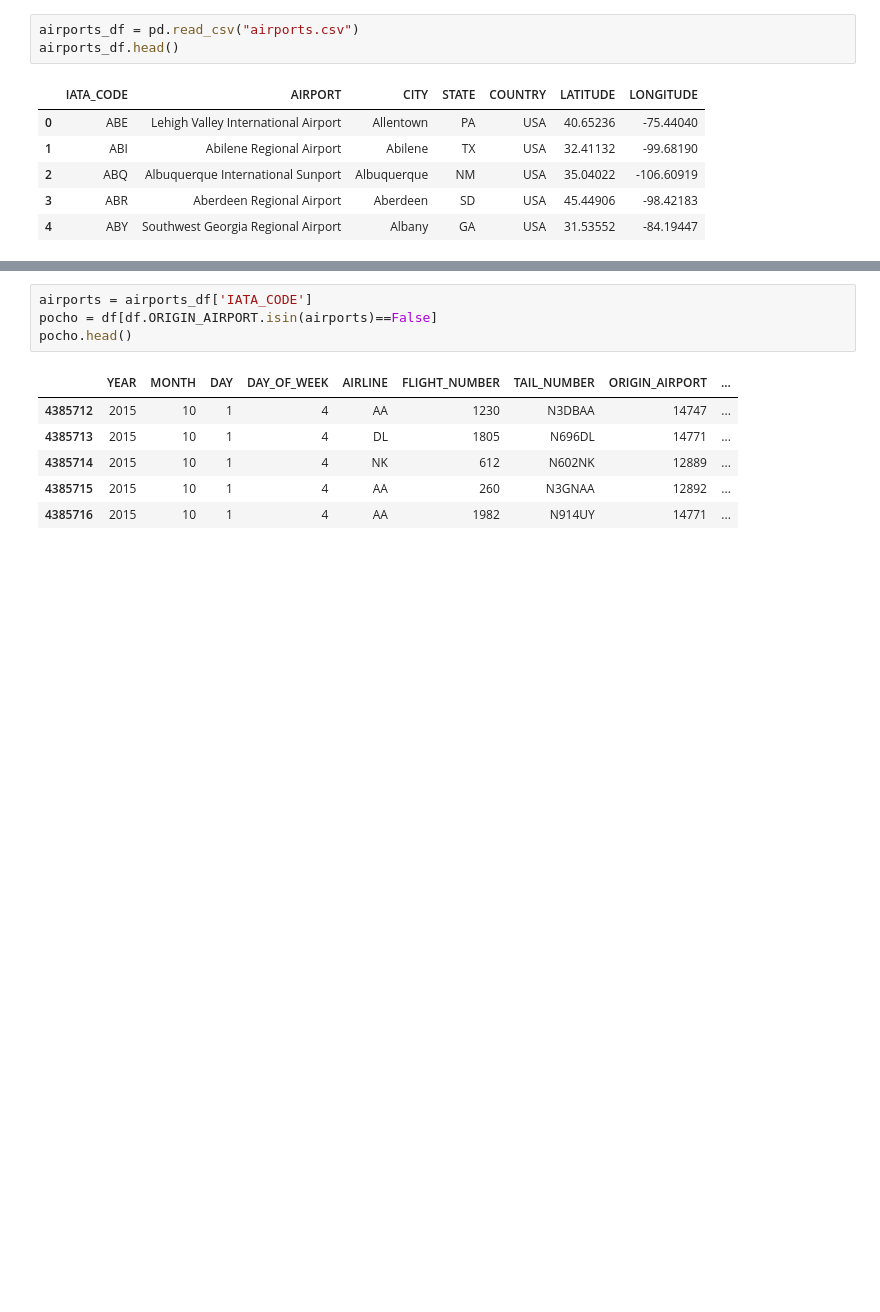
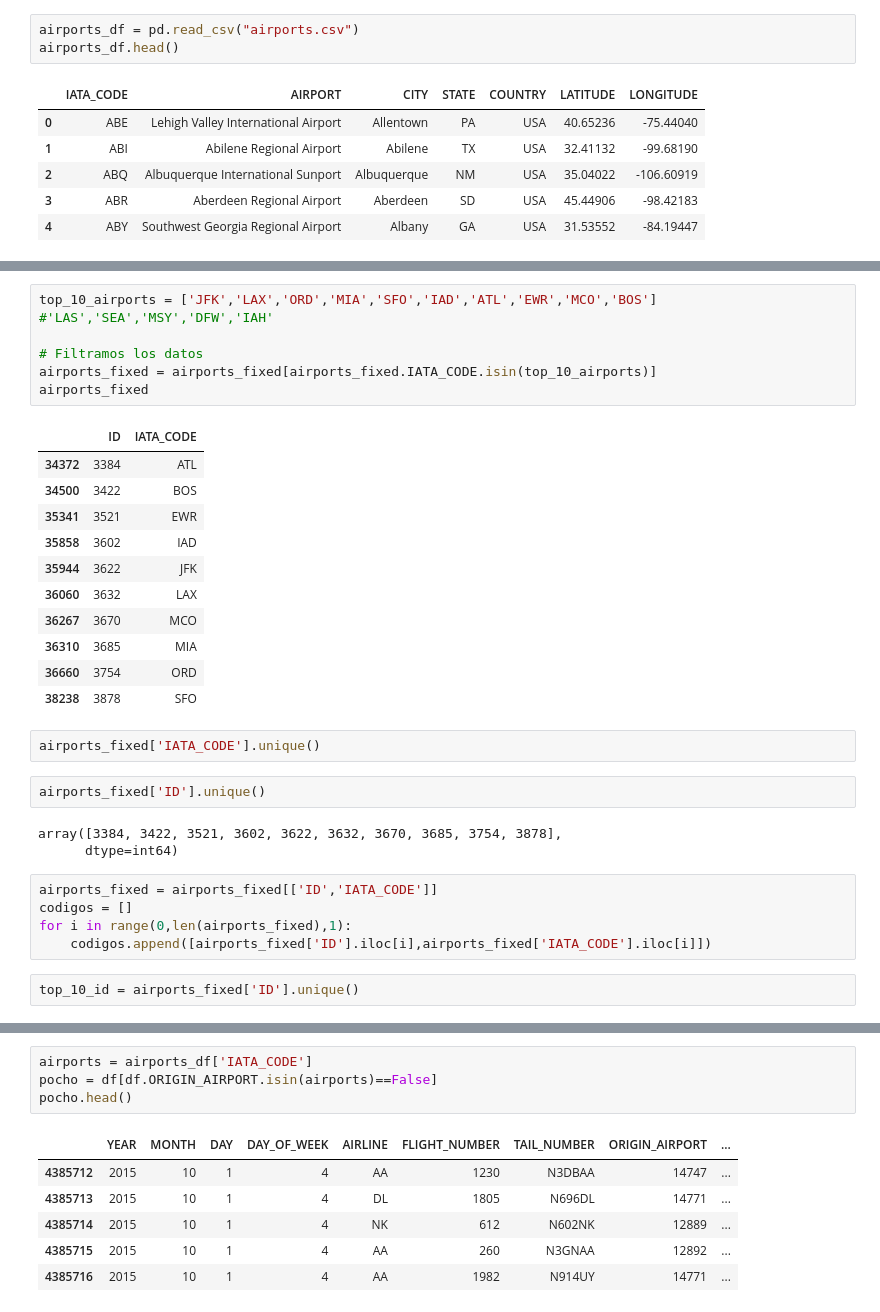
Before and after one commit to inesgfortis/Aircraft_Delays_Analysis, a Jupyter notebook: Pruebas Procesado.ipynb, the cells around one changed output, grey strips where cells are left out. Drawn from its saved outputs; the diff is of its cells as text; blank space fills up the shorter version.

```diff
--- a/Pruebas Procesado.ipynb
+++ b/Pruebas Procesado.ipynb
@@ -34,0 +51,32 @@ airports_df.head()
+# %%
+top_10_airports = ['JFK','LAX','ORD','MIA','SFO','IAD','ATL','EWR','MCO','BOS'] #'LAS','SEA','MSY','DFW','IAH'
+
+# Filtramos los datos
+airports_fixed = airports_fixed[airports_fixed.IATA_CODE.isin(top_10_airports)]
+airports_fixed
+# %% [output]
+|  | ID | IATA_CODE |
+| 34372 | 3384 | ATL |
+| 34500 | 3422 | BOS |
+| 35341 | 3521 | EWR |
+| 35858 | 3602 | IAD |
+| 35944 | 3622 | JFK |
+| 36060 | 3632 | LAX |
+| 36267 | 3670 | MCO |
+| 36310 | 3685 | MIA |
+| 36660 | 3754 | ORD |
+| 38238 | 3878 | SFO |
+# %%
+airports_fixed['IATA_CODE'].unique()
+# %%
+airports_fixed['ID'].unique()
+# %% [output]
+array([3384, 3422, 3521, 3602, 3622, 3632, 3670, 3685, 3754, 3878],
+      dtype=int64)
+# %%
+airports_fixed = airports_fixed[['ID','IATA_CODE']]
+codigos = []
+for i in range(0,len(airports_fixed),1):
+    codigos.append([airports_fixed['ID'].iloc[i],airports_fixed['IATA_CODE'].iloc[i]])
+# %%
+top_10_id = airports_fixed['ID'].unique()
```
Also changed, not shown: parts of 8 cells of this notebook, 5 other files.
